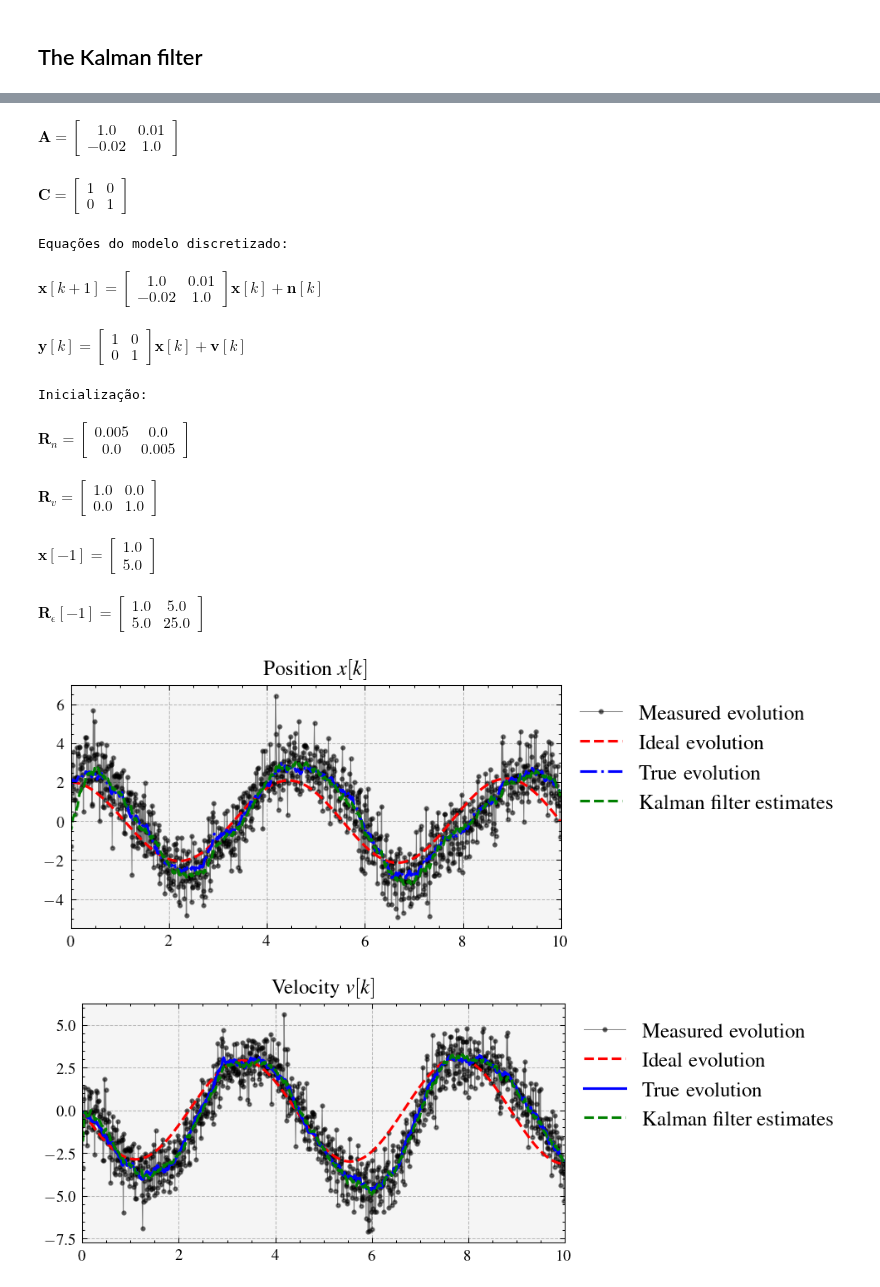
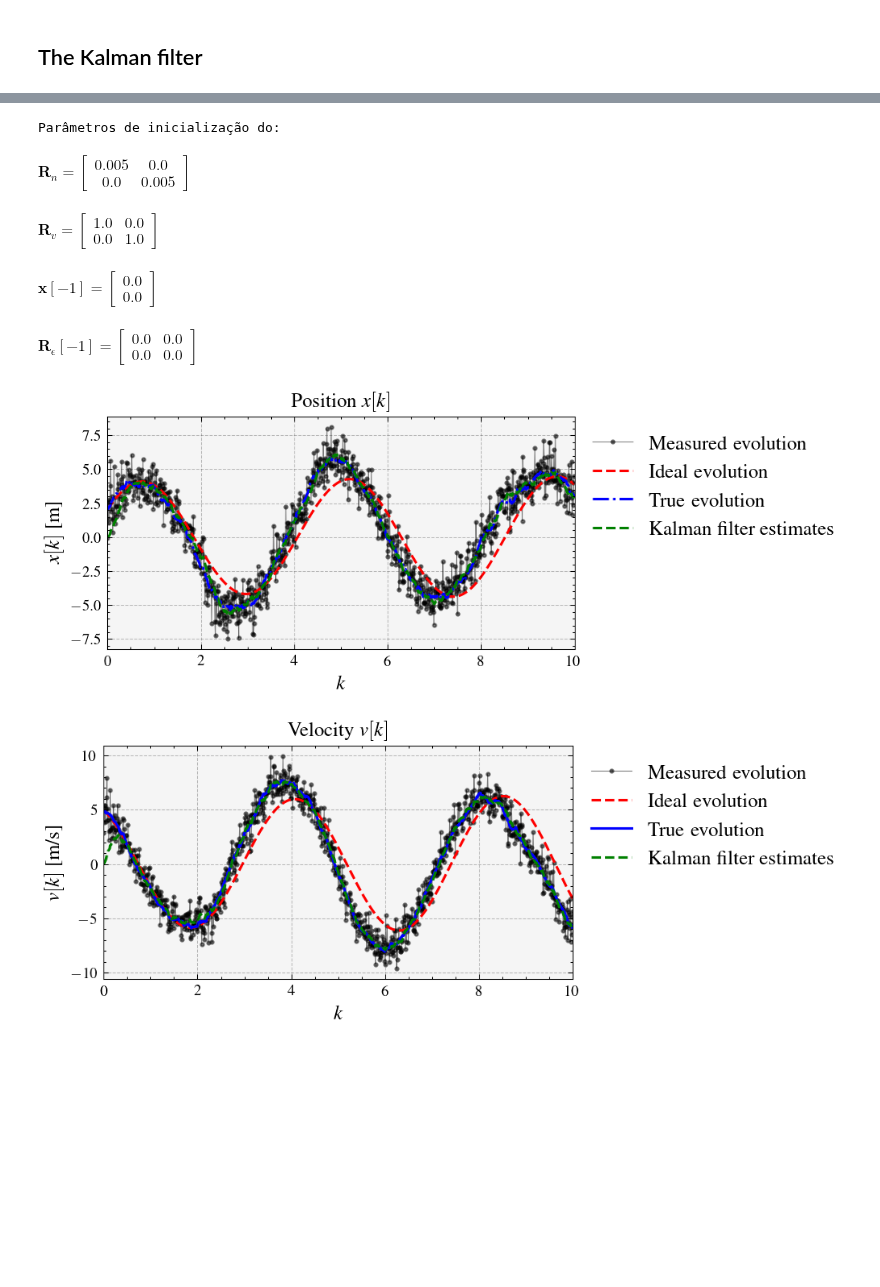
Before and after one commit to edsonportosilva/AdaptiveSignalProcessing, a Jupyter notebook: notebooks/7. Kalman filters.ipynb, the cells around one changed output, grey strips where cells are left out. Drawn from its saved outputs; the diff is of its cells as text; code cells hidden in the pictures; blank space fills up the shorter version.

```diff
--- a/notebooks/7. Kalman filters.ipynb
+++ b/notebooks/7. Kalman filters.ipynb
@@ -129,7 +129,6 @@ def simulate_mass_spring(dt, total_time, x_init, k, m, σ2):
     # Number of steps
     num_steps = int(total_time / dt)
     states = np.zeros((x.shape[0], num_steps))
-    states = np.zeros((x.shape[0], num_steps))
 
     for ind in range(num_steps):
         # Update the state using the discretized state-space model
@@ -141,7 +140,7 @@ def simulate_mass_spring(dt, total_time, x_init, k, m, σ2):
 # Define parameters
 dt = 0.01              # Time step in seconds
 total_time = 10.0      # Total simulation time in seconds
-x_init = np.array([[2.0], [0]])    # Initial position (1 meter) and initial velocity (0 m/s)
+x_init = np.array([[2.0], [5]])    # Initial position (1 meter) and initial velocity (0 m/s)
 k = 2.0                # Spring constant (N/m)
 m = 1.0                # Mass (kg)
 
@@ -163,6 +162,6 @@ plt.plot(t, x_meas[0],'-o',linewidth=0.5,alpha=0.5)
 plt.plot(t, x[0],linewidth=1.5)
 plt.plot(t, x_noiseLess[0],linewidth=1.5)
 plt.xlim(0,10)
-
+plt.grid()
 #plt.plot(t, dxdt)
 # %% [output]
@@ -171,58 +186,50 @@ plt.xlim(0,10)
+# %%
+print('Parâmetros de inicialização do:')
+
+Rn = σ2_n*np.eye(x_init.shape[0])
+symdisp('\\boldsymbol{R}_n =', sp.Matrix(Rn))
+
+Rv = x_var * np.eye(len(x_init))
+symdisp('\\boldsymbol{R}_v =', sp.Matrix(Rv))
+
+x_init = np.array([[0.0], [0.0]])
+symdisp('\\boldsymbol{x}[-1] =', sp.Matrix(x_init))
+
+Re_posterior_init = x_init@x_init.T
+symdisp('\\boldsymbol{R}_{\\epsilon}[-1] =', sp.Matrix(Re_posterior_init))
+# %% [output]
+Parâmetros de inicialização do:
+$\displaystyle \boldsymbol{R}_n =\left[\begin{matrix}0.005 & 0.0\\0.0 & 0.005\end{matrix}\right]\;\mathrm{ }$
+$\displaystyle \boldsymbol{R}_v =\left[\begin{matrix}1.0 & 0.0\\0.0 & 1.0\end{matrix}\right]\;\mathrm{ }$
+$\displaystyle \boldsymbol{x}[-1] =\left[\begin{matrix}0.0\\0.0\end{matrix}\right]\;\mathrm{ }$
+$\displaystyle \boldsymbol{R}_{\epsilon}[-1] =\left[\begin{matrix}0.0 & 0.0\\0.0 & 0.0\end{matrix}\right]\;\mathrm{ }$
 # %%
-symdisp('\\boldsymbol{A} =', sp.Matrix(A))
-
-C = np.array([[1, 0],[0, 1]])
-symdisp('\\boldsymbol{C} =', sp.Matrix(C))
-
-print('Equações do modelo discretizado:')
-symdisp('\\boldsymbol{x}[k+1] ='+ sp.latex(sp.Matrix(A))+'\\boldsymbol{x}[k] + \\boldsymbol{n}[k]', )
-symdisp('\\boldsymbol{y}[k] ='+ sp.latex(sp.Matrix(C))+'\\boldsymbol{x}[k] + \\boldsymbol{v}[k]', )
-
-print('Inicialização:')
-
-Rn = σ2_n*np.eye(x_init.shape[0])
-symdisp('\\boldsymbol{R}_n =', sp.Matrix(Rn))
-
-Rv = x_var * np.eye(len(x_init))
-symdisp('\\boldsymbol{R}_v =', sp.Matrix(Rv))
-
-x_init = np.array([[1.0], [5]])
-symdisp('\\boldsymbol{x}[-1] =', sp.Matrix(x_init))
-
-Re_posterior_init = x_init@x_init.T
-symdisp('\\boldsymbol{R}_{\\epsilon}[-1] =', sp.Matrix(Re_posterior_init))
-
+# Run Kalman filter algorithm
 x_kalman = kalman_filter(A, C, Rn, Rv, x_init, x_meas)
 
 plt.figure(1)
 plt.title('Position $x[k]$')
 plt.plot(t, x_meas[0,:],'-o',alpha=0.5, label='Measured evolution')
 plt.plot(t, x_noiseLess[0,:],'--', linewidth=1.5,label='Ideal evolution')
 plt.plot(t, x[0,:],'-.', linewidth=1.5, label='True evolution')
 plt.plot(t, x_kalman[0,:],'--',linewidth=1.5,label='Kalman filter estimates')
 plt.xlim(0,10)
+plt.ylabel('$x[k]$ [m]')
+plt.xlabel('$k$')
 plt.legend(bbox_to_anchor=(1, 1))
 plt.grid();
 
 plt.figure(2)
 plt.title('Velocity $v[k]$')
 plt.plot(t, x_meas[1,:],'-o',alpha=0.5, label='Measured evolution')
 plt.plot(t, x_noiseLess[1,:],'--', linewidth=1.5,label='Ideal evolution')
 plt.plot(t, x[1,:],'-', linewidth=1.5, label='True evolution')
 plt.plot(t, x_kalman[1,:],'--',linewidth=1.5,label='Kalman filter estimates')
 plt.xlim(0,10)
+plt.ylabel('$v[k]$ [m/s]')
+plt.xlabel('$k$')
 plt.legend(bbox_to_anchor=(1, 1))
 plt.grid();
 # %% [output]
-$\displaystyle \boldsymbol{A} =\left[\begin{matrix}1.0 & 0.01\\-0.02 & 1.0\end{matrix}\right]\;\mathrm{ }$
-$\displaystyle \boldsymbol{C} =\left[\begin{matrix}1 & 0\\0 & 1\end{matrix}\right]\;\mathrm{ }$
-Equações do modelo discretizado:
-$\displaystyle \boldsymbol{x}[k+1] =\left[\begin{matrix}1.0 & 0.01\\-0.02 & 1.0\end{matrix}\right]\boldsymbol{x}[k] + \boldsymbol{n}[k]\mathrm{ }$
-$\displaystyle \boldsymbol{y}[k] =\left[\begin{matrix}1 & 0\\0 & 1\end{matrix}\right]\boldsymbol{x}[k] + \boldsymbol{v}[k]\mathrm{ }$
-Inicialização:
-$\displaystyle \boldsymbol{R}_n =\left[\begin{matrix}0.005 & 0.0\\0.0 & 0.005\end{matrix}\right]\;\mathrm{ }$
-$\displaystyle \boldsymbol{R}_v =\left[\begin{matrix}1.0 & 0.0\\0.0 & 1.0\end{matrix}\right]\;\mathrm{ }$
-$\displaystyle \boldsymbol{x}[-1] =\left[\begin{matrix}1.0\\5.0\end{matrix}\right]\;\mathrm{ }$
-$\displaystyle \boldsymbol{R}_{\epsilon}[-1] =\left[\begin{matrix}1.0 & 5.0\\5.0 & 25.0\end{matrix}\right]\;\mathrm{ }$
-[figure, old version]
+[figure, new version]
-[figure, old version]
+[figure, new version]
```
Also changed, not shown: parts of 2 cells of this notebook.
